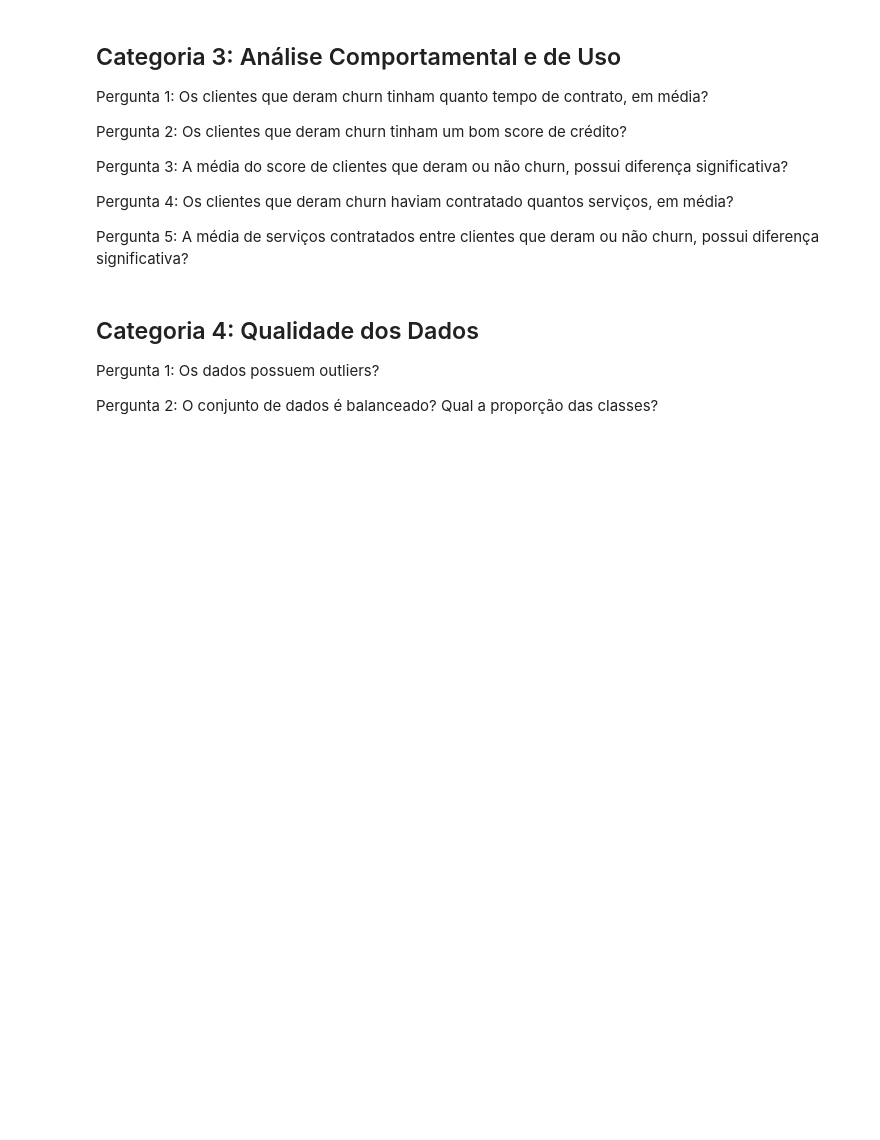
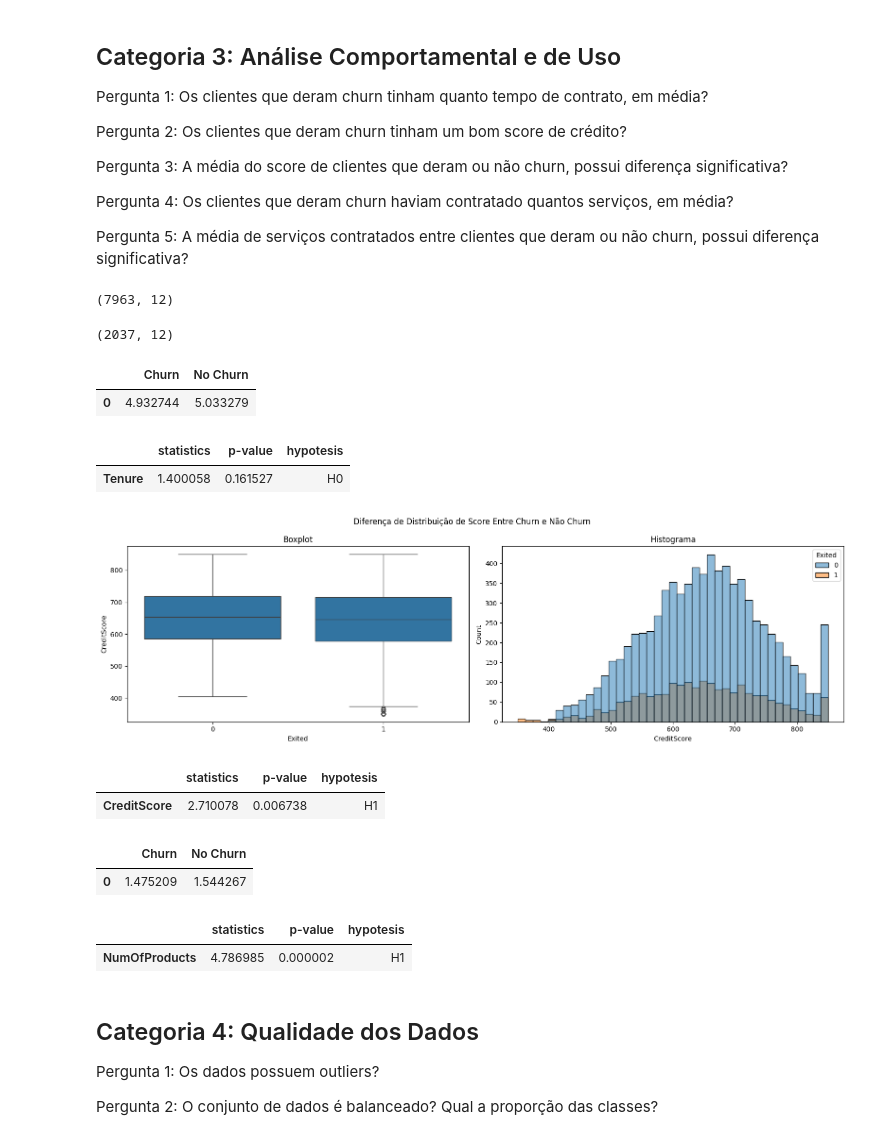
Before and after one commit to PedroMeerholz/churn-ml, a Jupyter notebook: notebooks/analysis.ipynb, the cells around one changed output. Cells and saved outputs as stored; diff of their text form; code cells hidden in the pictures; blank space fills up the shorter version.

```diff
--- a/notebooks/analysis.ipynb
+++ b/notebooks/analysis.ipynb
@@ -104,6 +84,20 @@ def countplot(title, data, x, hue):
     plt.ylabel('Quantidade de churns')
     plt.show()
     plt.close()
+# %%
+def plot_box_hist(df, suptitle, column):
+    fig, axes = plt.subplots(1, 2, figsize=(16, 5))
+    fig.suptitle(suptitle)
+
+    sns.boxplot(data=df, x='Exited', y=column, ax=axes[0])
+    axes[0].set_title('Boxplot')
+
+    sns.histplot(data=df, x=column, hue='Exited', ax=axes[1])
+    axes[1].set_title('Histograma')
+
+    plt.tight_layout()
+    plt.show()
+    plt.close()
 # %%
 def chi2(data, column, alpha=0.05):
     crosstab = pd.crosstab(data[column], data['Exited'])
@@ -229,16 +210,72 @@ Pergunta 3: A média do score de clientes que deram ou não churn, possui difere
 Pergunta 4: Os clientes que deram churn haviam contratado quantos serviços, em média?
 
 Pergunta 5: A média de serviços contratados entre clientes que deram ou não churn, possui diferença significativa?
+# %%
+no_churn_df = df[df['Exited'] == 0]
+no_churn_df = no_churn_df.drop('CustomerId', axis=1)
+no_churn_df.shape
+# %% [output]
+(7963, 12)
+# %%
+churn_df = df[df['Exited'] == 1]
+churn_df = churn_df.drop('CustomerId', axis=1)
+churn_df.shape
+# %% [output]
+(2037, 12)
 # %%
-# Pergunta 1: Os clientes que deram churn tinham quanto tempo de contrato, em média?
+# Pergunta 1: Os clientes que deram churn tinham quanto tempo de contrato, em média? A diferença é significativa?
+churn_customer_average_tenure = churn_df['Tenure'].mean()
+no_churn_customer_average_tenure = no_churn_df['Tenure'].mean()
+average_tenure_df = pd.DataFrame({
+    'Churn': [churn_customer_average_tenure],
+    'No Churn': [no_churn_customer_average_tenure]
+})
+display(average_tenure_df)
+# %% [output]
+|  | Churn | No Churn |
+| 0 | 4.932744 | 5.033279 |
+# %%
+# Pergunta 1: Os clientes que deram churn tinham quanto tempo de contrato, em média? A diferença é significativa?
+# H0 (Hipótese nula): Não existe diferença significativa entre as médias de tempo de contrato dos clientes que deram e que não deram churn
+# H1: Existe diferença significativa entre as médias de tempo de contrato dos clientes que deram e que não deram churn
+
+t_test(df, 'Tenure', alpha=0.05)
+# %% [output]
+|  | statistics | p-value | hypotesis |
+| Tenure | 1.400058 | 0.161527 | H0 |
 # %%
 # Pergunta 2: Os clientes que deram churn tinham um bom score de crédito?
+plot_box_hist(df, 'Diferença de Distribuição de Score Entre Churn e Não Churn', column='CreditScore')
+# %% [output]
+[figure, added]
 # %%
 # Pergunta 3: A média do score de clientes que deram ou não churn, possui diferença significativa?
+# H0 (Hipótese nula): Não existe diferença significativa entre as médias de Score dos clientes que deram e que não deram churn
+# H1: Existe diferença significativa entre as médias de Score dos clientes que deram e que não deram churn
+t_test(df, 'CreditScore')
+# %% [output]
+|  | statistics | p-value | hypotesis |
+| CreditScore | 2.710078 | 0.006738 | H1 |
 # %%
 # Pergunta 4: Os clientes que deram churn haviam contratado quantos serviços, em média?
+churn_customer_average_services = churn_df['NumOfProducts'].mean()
+no_churn_customer_average_services = no_churn_df['NumOfProducts'].mean()
+average_tenure_df = pd.DataFrame({
+    'Churn': [churn_customer_average_services],
+    'No Churn': [no_churn_customer_average_services]
+})
+display(average_tenure_df)
+# %% [output]
+|  | Churn | No Churn |
+| 0 | 1.475209 | 1.544267 |
 # %%
 # Pergunta 5: A média de serviços contratados entre clientes que deram ou não churn, possui diferença significativa?
+# H0 (Hipótese nula): Não existe diferença significativa entre as médias de serviços contratos pelos clientes que deram e que não deram churn
+# H1: Existe diferença significativa entre as médias de serviços contratos pelos clientes que deram e que não deram churn
+t_test(df, 'NumOfProducts')
+# %% [output]
+|  | statistics | p-value | hypotesis |
+| NumOfProducts | 4.786985 | 0.000002 | H1 |
 # %% [markdown]
 ## Categoria 4: Qualidade dos Dados
 
```
Also changed, not shown: parts of 3 cells of this notebook.
